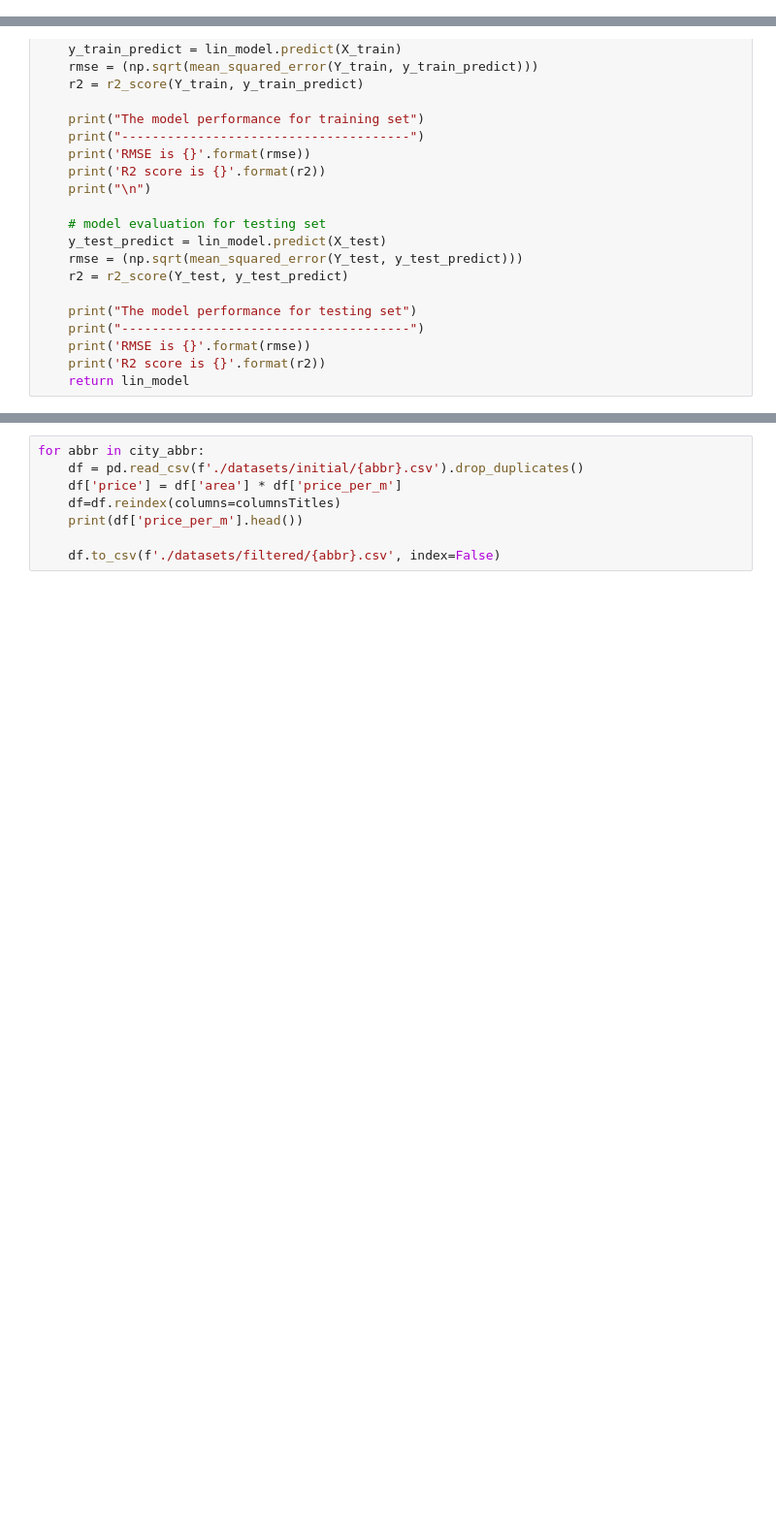
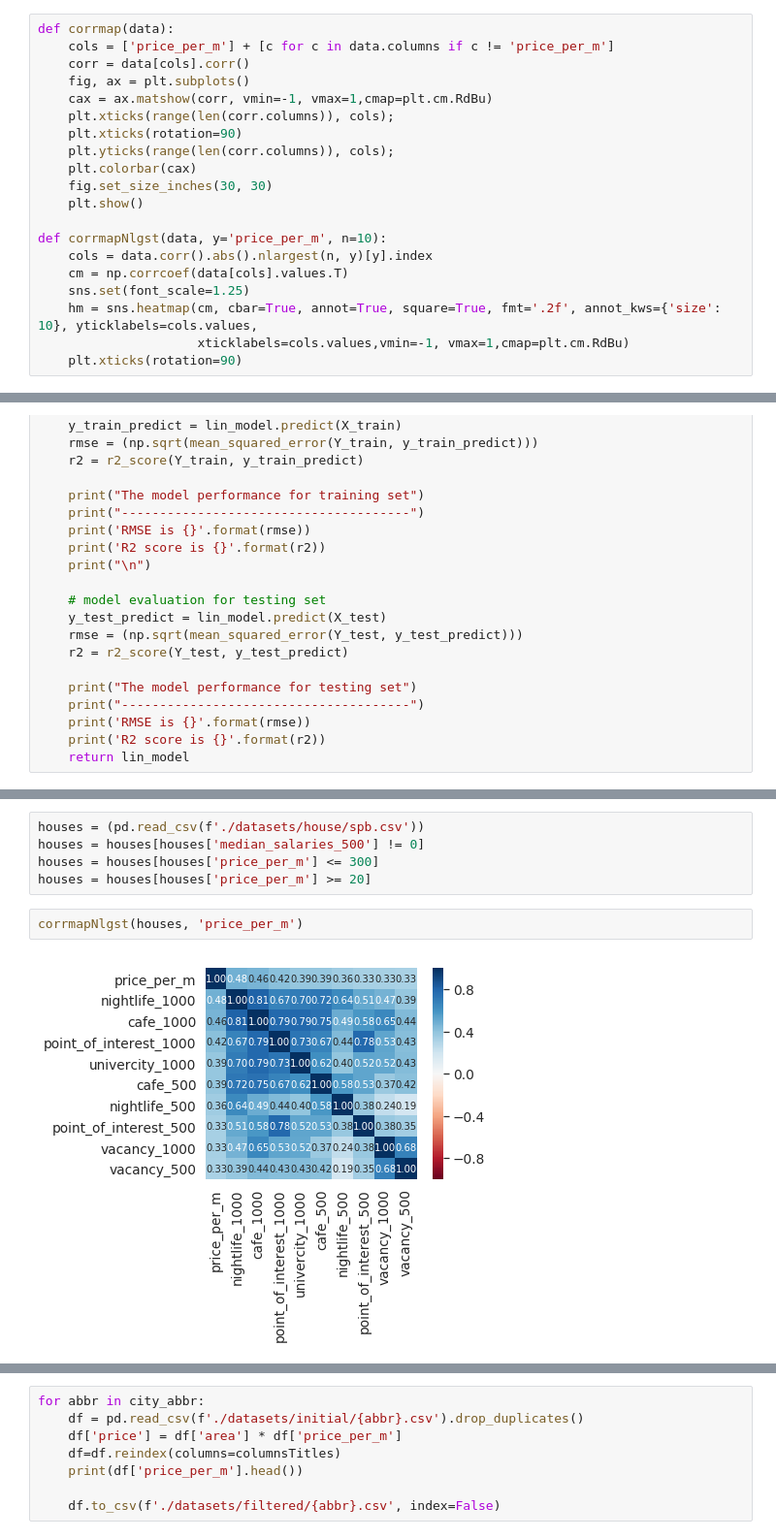
Before and after one commit to pricepredictor/data_rendering, a Jupyter notebook: data_rendering.ipynb, the cells around one changed output, grey strips where cells are left out. Shown at 97% size. Cells and saved outputs as stored; diff of their text form; blank space fills up the shorter version.

```diff
--- a/data_rendering.ipynb
+++ b/data_rendering.ipynb
@@ -124,6 +111,26 @@ def box_transform(data):
         data[feat] = boxcox1p(data[feat], lam)
 
     return pd.get_dummies(data)
+# %%
+def corrmap(data):
+    cols = ['price_per_m'] + [c for c in data.columns if c != 'price_per_m']
+    corr = data[cols].corr()
+    fig, ax = plt.subplots()
+    cax = ax.matshow(corr, vmin=-1, vmax=1,cmap=plt.cm.RdBu)
+    plt.xticks(range(len(corr.columns)), cols);
+    plt.xticks(rotation=90)
+    plt.yticks(range(len(corr.columns)), cols);
+    plt.colorbar(cax)
+    fig.set_size_inches(30, 30)
+    plt.show()
+
+def corrmapNlgst(data, y='price_per_m', n=10):
+    cols = data.corr().abs().nlargest(n, y)[y].index
+    cm = np.corrcoef(data[cols].values.T)
+    sns.set(font_scale=1.25)
+    hm = sns.heatmap(cm, cbar=True, annot=True, square=True, fmt='.2f', annot_kws={'size': 10}, yticklabels=cols.values,
+                     xticklabels=cols.values,vmin=-1, vmax=1,cmap=plt.cm.RdBu)
+    plt.xticks(rotation=90)
 # %%
 def linear_regression(data, cols=[]):
     cols = cols if cols else [c for c in spb_data.columns if c not in ['price', 'price_per_m', 'year', 'area']]
@@ -161,0 +175,9 @@ price,price_per_m,area,bank_1000,bank_500,bus_stop_1000,bus_stop_500,cafe_1000,c
+# %%
+houses = (pd.read_csv(f'./datasets/house/spb.csv'))
+houses = houses[houses['median_salaries_500'] != 0]
+houses = houses[houses['price_per_m'] <= 300]
+houses = houses[houses['price_per_m'] >= 20]
+# %%
+corrmapNlgst(houses, 'price_per_m')
+# %% [output]
+[figure, added]
```
Also changed, not shown: parts of 19 cells of this notebook, 3 other files.
